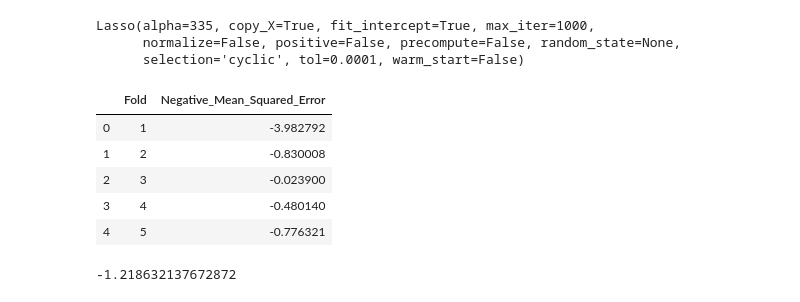
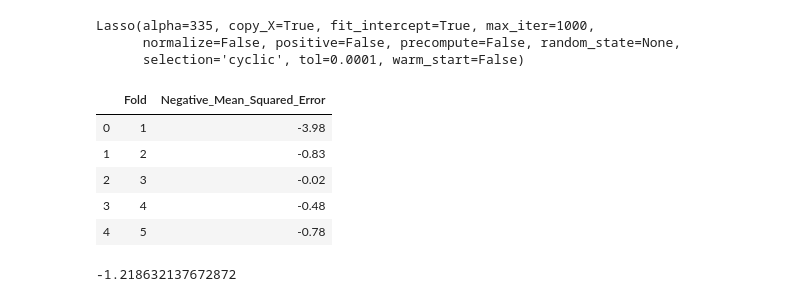
Before and after one commit to UBC-MDS/DSCI_522_Group411, a Jupyter notebook: src/ML_analysis.ipynb, the cells around one changed output. Cells and saved outputs as stored; diff of their text form; code cells hidden in the pictures.

```diff
--- a/src/ML_analysis.ipynb
+++ b/src/ML_analysis.ipynb
@@ -199,15 +199,15 @@ Lasso(alpha=335, copy_X=True, fit_intercept=True, max_iter=1000,
 # %%
 fold_accuracies_lr = cross_val_score(estimator=lr2, X=avocado_x, y=avocado_y, cv=5)
 cv_scores_dict_lr = {'Fold': [1, 2, 3, 4, 5],
-                  'Negative_Mean_Squared_Error': fold_accuracies_lr}
+                  'Negative_Mean_Squared_Error': np.around(fold_accuracies_lr, 2)}
 pd.DataFrame(cv_scores_dict_lr)
 # %% [output]
 |  | Fold | Negative_Mean_Squared_Error |
-| 0 | 1 | -3.982792 |
-| 1 | 2 | -0.830008 |
-| 2 | 3 | -0.023900 |
-| 3 | 4 | -0.480140 |
-| 4 | 5 | -0.776321 |
+| 0 | 1 | -3.98 |
+| 1 | 2 | -0.83 |
+| 2 | 3 | -0.02 |
+| 3 | 4 | -0.48 |
+| 4 | 5 | -0.78 |
 # %%
 np.mean(cv_scores_dict_lr['Negative_Mean_Squared_Error'])
 # %% [output]
```
Also changed, not shown: parts of 7 cells of this notebook, 7 other files.
